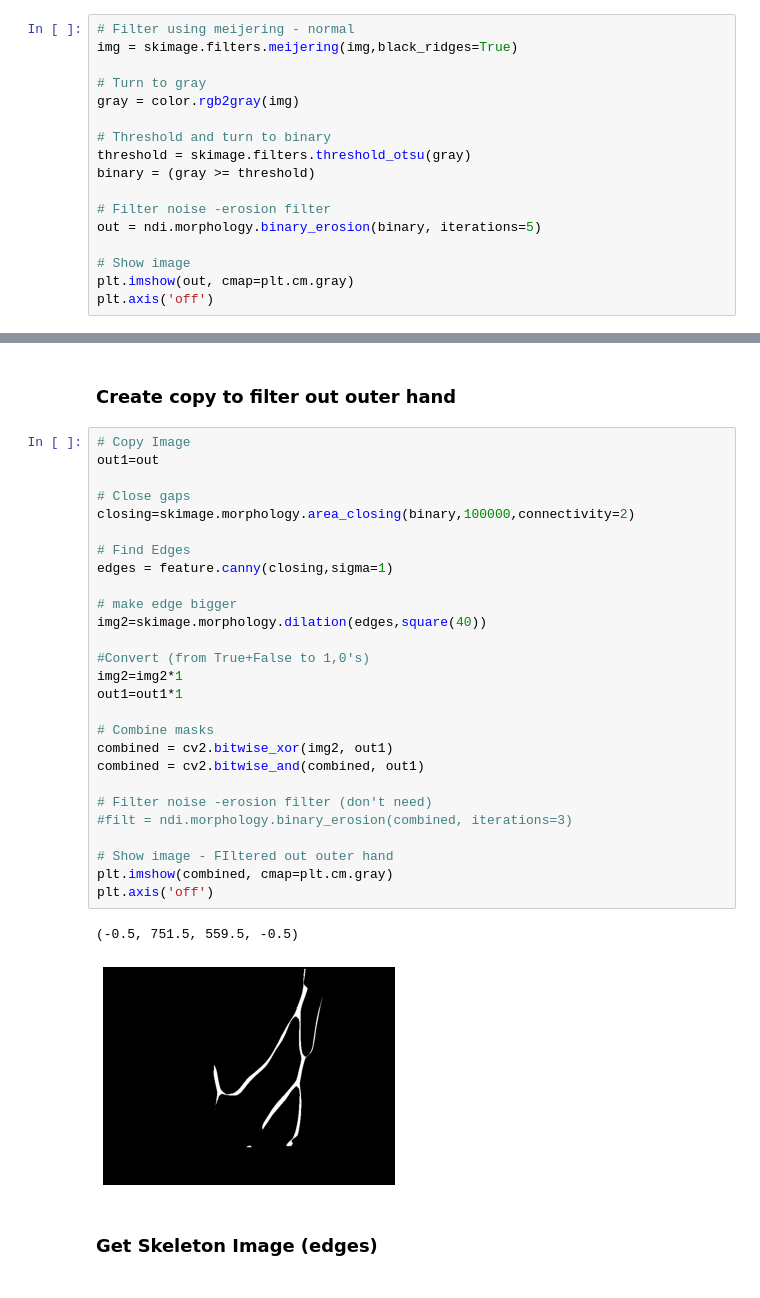
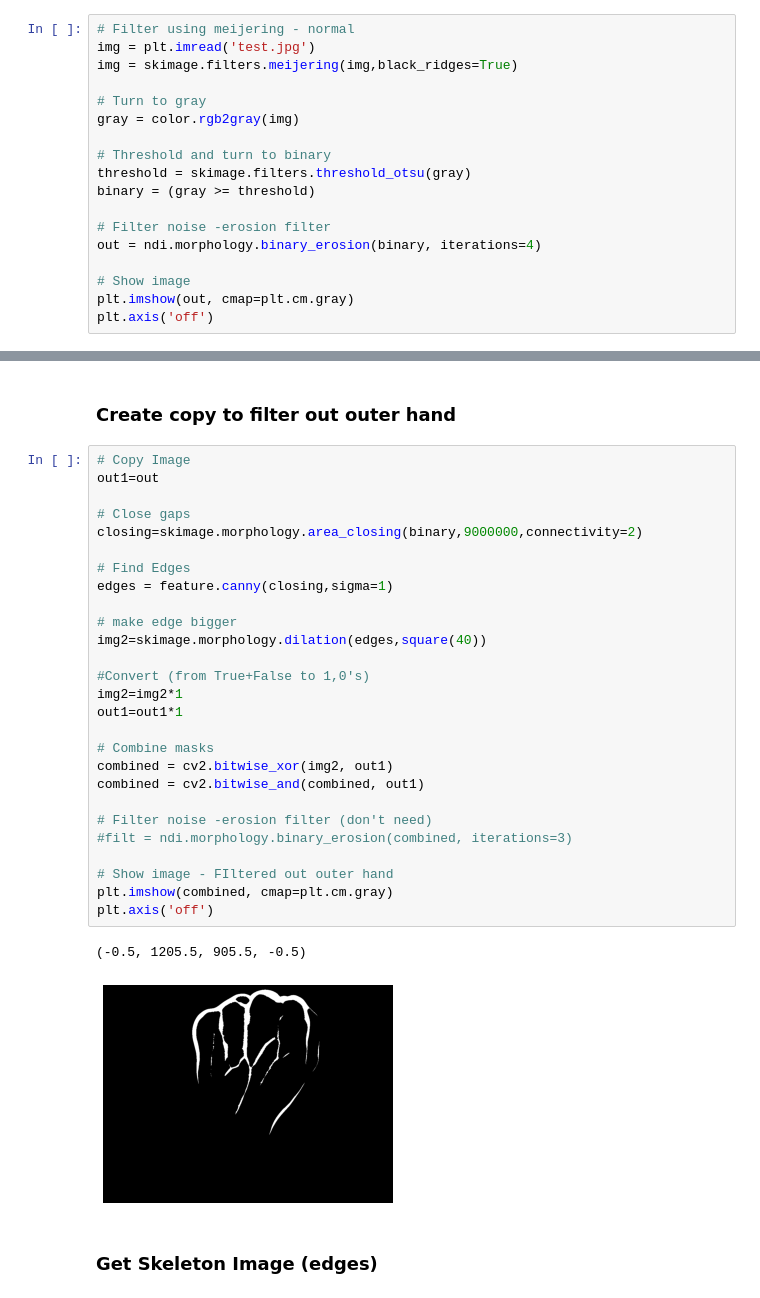
Before and after one commit to Jstambaugh00/BMESeniorDesignTeam7, a Jupyter notebook: UpdatedImageProcessing.ipynb, the cells around one changed output, grey strips where cells are left out. Cells and saved outputs as stored; diff of their text form.

```diff
--- a/UpdatedImageProcessing.ipynb
+++ b/UpdatedImageProcessing.ipynb
@@ -179,5 +109,6 @@ THis is where the image from the repo would be passed or ideally one of our own
 # %%
 # Filter using meijering - normal
+img = plt.imread('test.jpg')
 img = skimage.filters.meijering(img,black_ridges=True)
 
 # Turn to gray
@@ -188,7 +119,7 @@ threshold = skimage.filters.threshold_otsu(gray)
 binary = (gray >= threshold)
 
 # Filter noise -erosion filter
-out = ndi.morphology.binary_erosion(binary, iterations=5)
+out = ndi.morphology.binary_erosion(binary, iterations=4)
 
 # Show image
 plt.imshow(out, cmap=plt.cm.gray)
@@ -198,33 +132,33 @@ plt.axis('off')
 # %%
 # Copy Image
 out1=out
 
 # Close gaps
-closing=skimage.morphology.area_closing(binary,100000,connectivity=2)
+closing=skimage.morphology.area_closing(binary,9000000,connectivity=2)
 
 # Find Edges
 edges = feature.canny(closing,sigma=1)
 
 # make edge bigger
 img2=skimage.morphology.dilation(edges,square(40))
 
 #Convert (from True+False to 1,0's)
 img2=img2*1
 out1=out1*1
 
 # Combine masks
 combined = cv2.bitwise_xor(img2, out1)
 combined = cv2.bitwise_and(combined, out1)
 
 # Filter noise -erosion filter (don't need)
 #filt = ndi.morphology.binary_erosion(combined, iterations=3)
 
 # Show image - FIltered out outer hand
 plt.imshow(combined, cmap=plt.cm.gray)
 plt.axis('off')
 # %% [output]
-(-0.5, 751.5, 559.5, -0.5)
+(-0.5, 1205.5, 905.5, -0.5)
-[figure, old version]
+[figure, new version]
 # %% [markdown]
 ### Get Skeleton Image (edges)
 # %%
```
Also changed, not shown: parts of 34 cells of this notebook, 14 other files.
